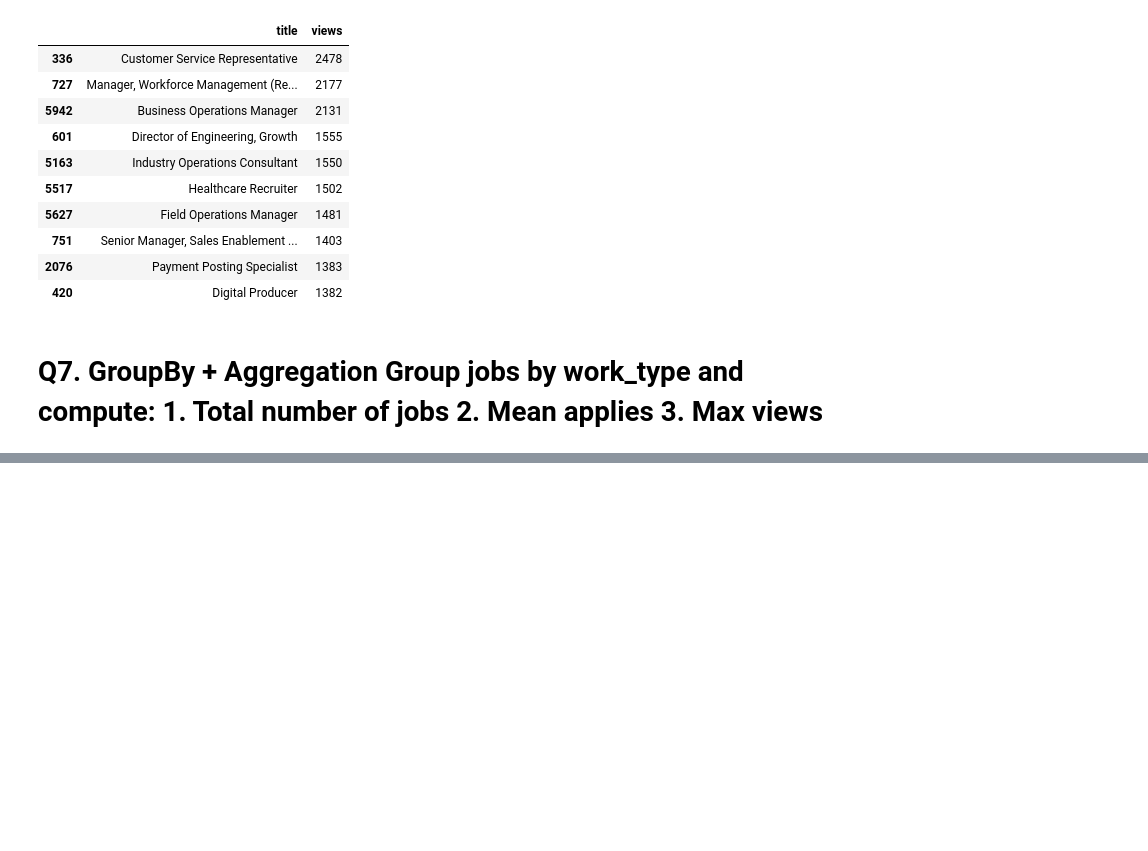
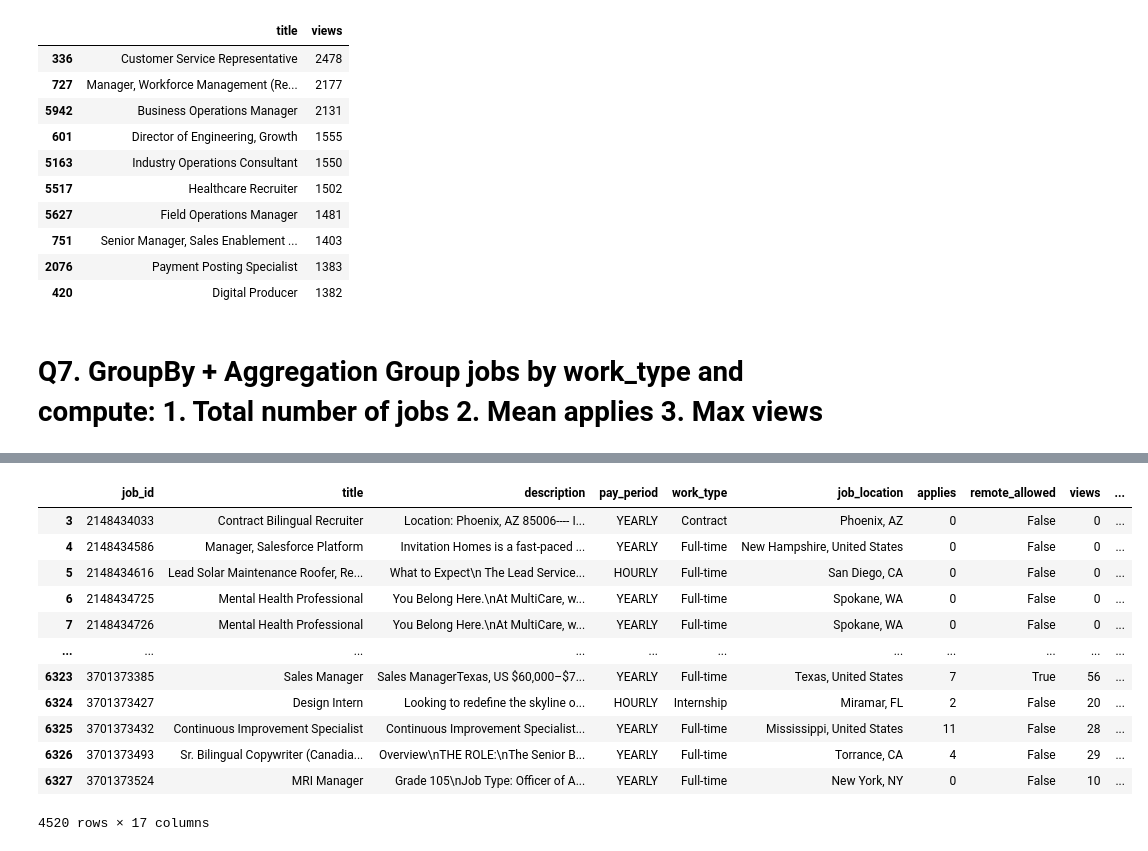
Before and after one commit to soumensen411/Job-Postings-EDA-with-Pandas, a Jupyter notebook: pandas_exercise.ipynb, the cells around one changed output, grey strips where cells are left out. Saved outputs shown, nothing was run; the diff lists cells and outputs as text; code cells hidden in the pictures; blank space fills up the shorter version.

```diff
--- a/pandas_exercise.ipynb
+++ b/pandas_exercise.ipynb
@@ -212,0 +216,18 @@ df.head()
+# %%
+df['state'] = df['job_location'].apply(
+    lambda x : x.split(',')[-1].strip()  # extract the state abbreviation
+)
+# %% [output]
+|  | job_id | title | description | pay_period | work_type | job_location | applies | remote_allowed | views | ... |
+| 3 | 2148434033 | Contract Bilingual Recruiter | Location: Phoenix, AZ 85006---- I... | YEARLY | Contract | Phoenix, AZ | 0 | False | 0 | ... |
+| 4 | 2148434586 | Manager, Salesforce Platform | Invitation Homes is a fast-paced ... | YEARLY | Full-time | New Hampshire, United States | 0 | False | 0 | ... |
+| 5 | 2148434616 | Lead Solar Maintenance Roofer, Re... | What to Expect\n The Lead Service... | HOURLY | Full-time | San Diego, CA | 0 | False | 0 | ... |
+| 6 | 2148434725 | Mental Health Professional | You Belong Here.\nAt MultiCare, w... | YEARLY | Full-time | Spokane, WA | 0 | False | 0 | ... |
+| 7 | 2148434726 | Mental Health Professional | You Belong Here.\nAt MultiCare, w... | YEARLY | Full-time | Spokane, WA | 0 | False | 0 | ... |
+| ... | ... | ... | ... | ... | ... | ... | ... | ... | ... | ... |
+| 6323 | 3701373385 | Sales Manager | Sales ManagerTexas, US $60,000–$7... | YEARLY | Full-time | Texas, United States | 7 | True | 56 | ... |
+| 6324 | 3701373427 | Design Intern | Looking to redefine the skyline o... | HOURLY | Internship | Miramar, FL | 2 | False | 20 | ... |
+| 6325 | 3701373432 | Continuous Improvement Specialist | Continuous Improvement Specialist... | YEARLY | Full-time | Mississippi, United States | 11 | False | 28 | ... |
+| 6326 | 3701373493 | Sr. Bilingual Copywriter (Canadia... | Overview\nTHE ROLE:\nThe Senior B... | YEARLY | Full-time | Torrance, CA | 4 | False | 29 | ... |
+| 6327 | 3701373524 | MRI Manager | Grade 105\nJob Type: Officer of A... | YEARLY | Full-time | New York, NY | 0 | False | 10 | ... |
+4520 rows × 17 columns
```
Also changed, not shown: parts of 11 cells of this notebook.
